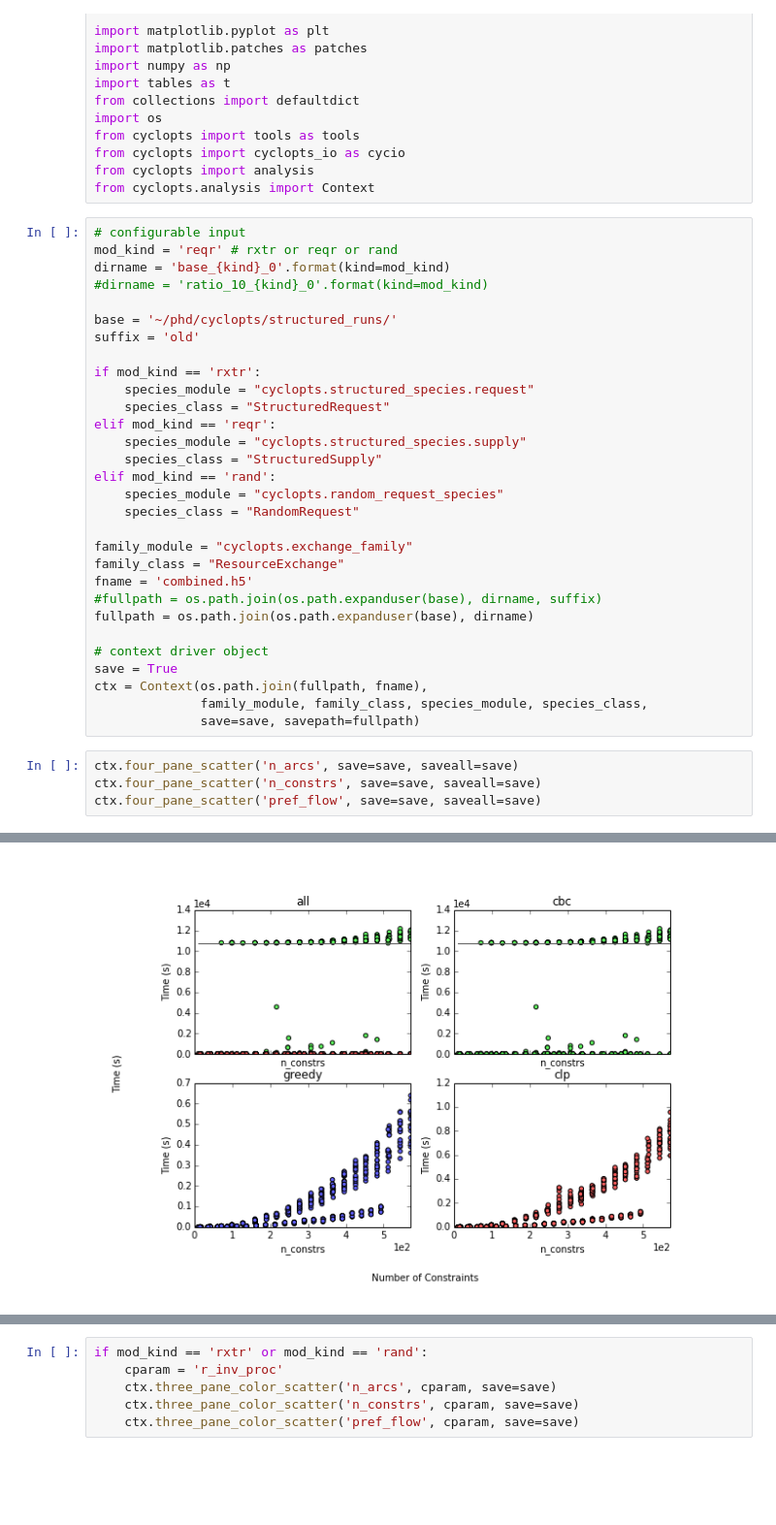
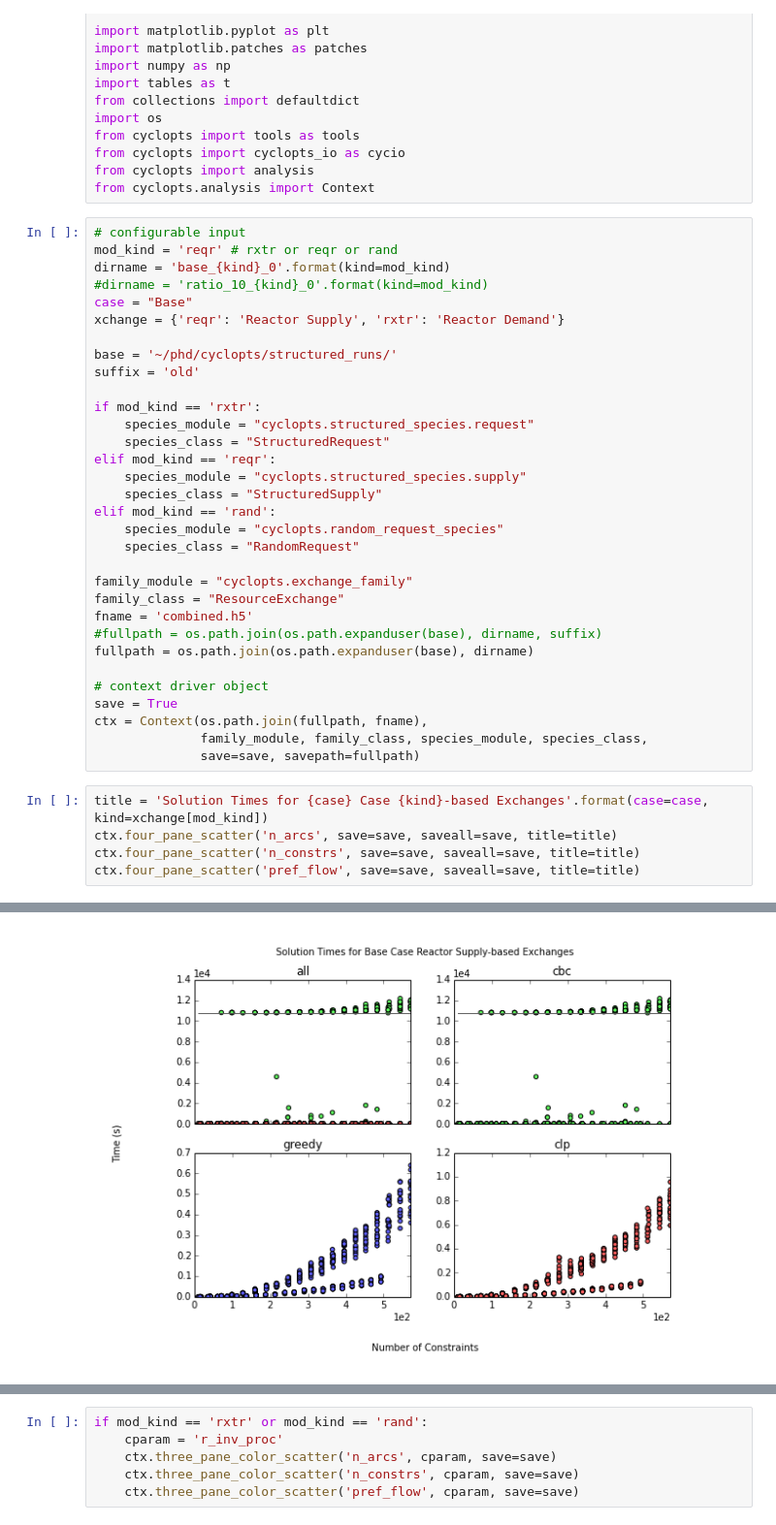
Before and after one commit to gidden/cyclopts, a Jupyter notebook: nbs/General Experimental Analysis.ipynb, the cells around one changed output, grey strips where cells are left out. Shown: that part at 97% size. Saved outputs shown, nothing was run; the diff lists cells and outputs as text; blank space fills up the shorter version.

Commit message:
nicer titles/legends in ipynb

```diff
--- a/nbs/General Experimental Analysis.ipynb
+++ b/nbs/General Experimental Analysis.ipynb
@@ -20,6 +20,8 @@ from cyclopts.analysis import Context
 mod_kind = 'reqr' # rxtr or reqr or rand
 dirname = 'base_{kind}_0'.format(kind=mod_kind)
 #dirname = 'ratio_10_{kind}_0'.format(kind=mod_kind)
+case = "Base"
+xchange = {'reqr': 'Reactor Supply', 'rxtr': 'Reactor Demand'}
 
 base = '~/phd/cyclopts/structured_runs/'
 suffix = 'old'
@@ -46,7 +48,8 @@ ctx = Context(os.path.join(fullpath, fname),
               family_module, family_class, species_module, species_class,
               save=save, savepath=fullpath)
 # %%
-ctx.four_pane_scatter('n_arcs', save=save, saveall=save)
-ctx.four_pane_scatter('n_constrs', save=save, saveall=save)
-ctx.four_pane_scatter('pref_flow', save=save, saveall=save)
+title = 'Solution Times for {case} Case {kind}-based Exchanges'.format(case=case, kind=xchange[mod_kind])
+ctx.four_pane_scatter('n_arcs', save=save, saveall=save, title=title)
+ctx.four_pane_scatter('n_constrs', save=save, saveall=save, title=title)
+ctx.four_pane_scatter('pref_flow', save=save, saveall=save, title=title)
 # %% [output]
@@ -54 +57 @@ ctx.four_pane_scatter('pref_flow', save=save, saveall=save)
-[figure, old version]
+[figure, new version]
```
Also changed, not shown: parts of 4 cells of this notebook.
